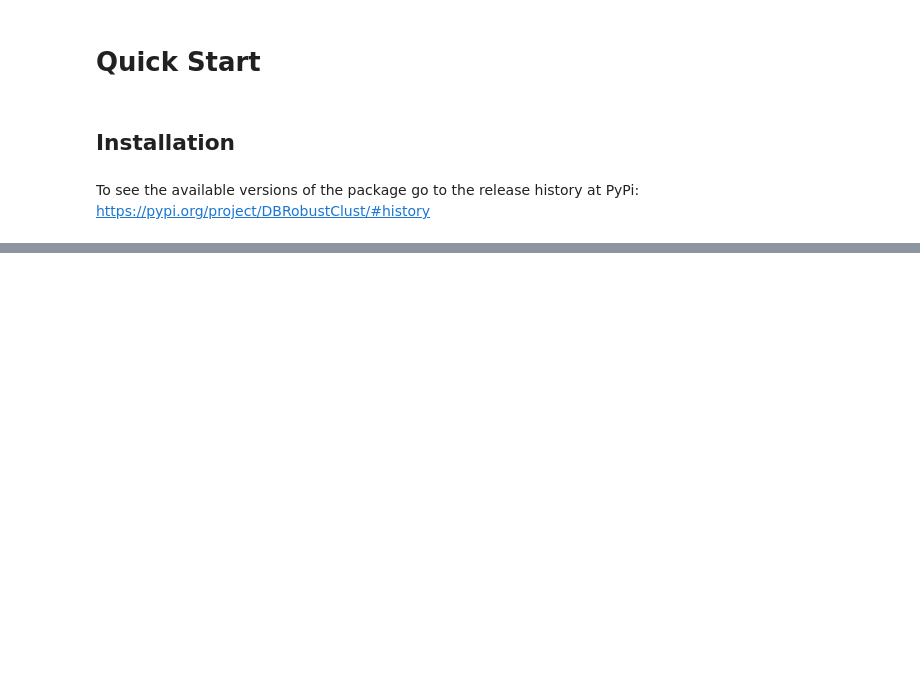
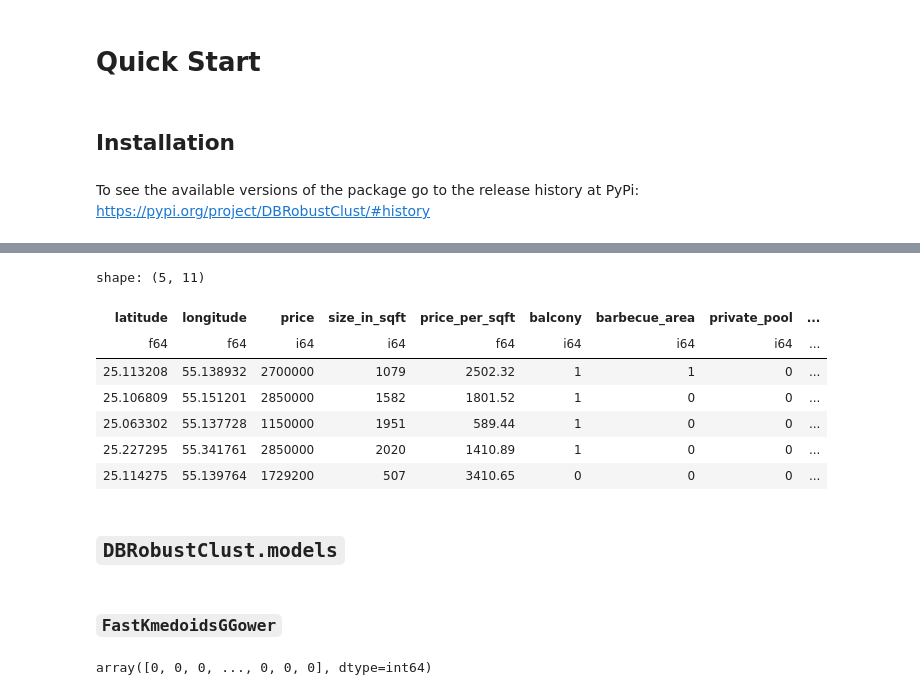
Before and after one commit to FabioScielzoOrtiz/DBRobustClust-docu, a Jupyter notebook: quick_start.ipynb, the cells around one changed output, grey strips where cells are left out. Drawn from its saved outputs; the diff is of its cells as text; code cells hidden in the pictures; blank space fills up the shorter version.

```diff
--- a/quick_start.ipynb
+++ b/quick_start.ipynb
@@ -44,0 +31,14 @@ array([0, 1, 1, ..., 1, 1, 1])
+# %%
+import polars as pl
+
+data_url = "https://raw.githubusercontent.com/FabioScielzoOrtiz/DBRobustClust-docu/refs/heads/main/data/dubai_houses_processed.csv"
+
+df = pl.read_csv(data_url)
+
+response = 'quality'
+quant_predictors = ['latitude', 'longitude', 'price', 'size_in_sqft', 'price_per_sqft']
+binary_predictors = ['balcony', 'barbecue_area', 'private_pool', 'private_garden']
+multiclass_predictors = ['no_of_bedrooms', 'no_of_bathrooms']
+
+y = df[response]
+X = df[quant_predictors + binary_predictors + multiclass_predictors]
@@ -44,0 +61,15 @@ array([0, 1, 1, ..., 1, 1, 1])
+# %%
+X.head()
+# %% [output]
+shape: (5, 11)
+| latitude | longitude | price | size_in_sqft | price_per_sqft | balcony | barbecue_area | private_pool | ... |
+| f64 | f64 | i64 | i64 | f64 | i64 | i64 | i64 | ... |
+| 25.113208 | 55.138932 | 2700000 | 1079 | 2502.32 | 1 | 1 | 0 | ... |
+| 25.106809 | 55.151201 | 2850000 | 1582 | 1801.52 | 1 | 0 | 0 | ... |
+| 25.063302 | 55.137728 | 1150000 | 1951 | 589.44 | 1 | 0 | 0 | ... |
+| 25.227295 | 55.341761 | 2850000 | 2020 | 1410.89 | 1 | 0 | 0 | ... |
+| 25.114275 | 55.139764 | 1729200 | 507 | 3410.65 | 0 | 0 | 0 | ... |
+# %% [markdown]
+## `DBRobustClust.models`
+# %% [markdown]
+### `FastKmedoidsGGower`
@@ -44,0 +108,6 @@ array([0, 1, 1, ..., 1, 1, 1])
+# %%
+predicted_clusters_fast_kmedoids = fast_kmedoids.labels_
+
+predicted_clusters_fast_kmedoids
+# %% [output]
+array([0, 0, 0, ..., 0, 0, 0], dtype=int64)
```
Also changed, not shown: parts of 23 cells of this notebook, 1 other file.
